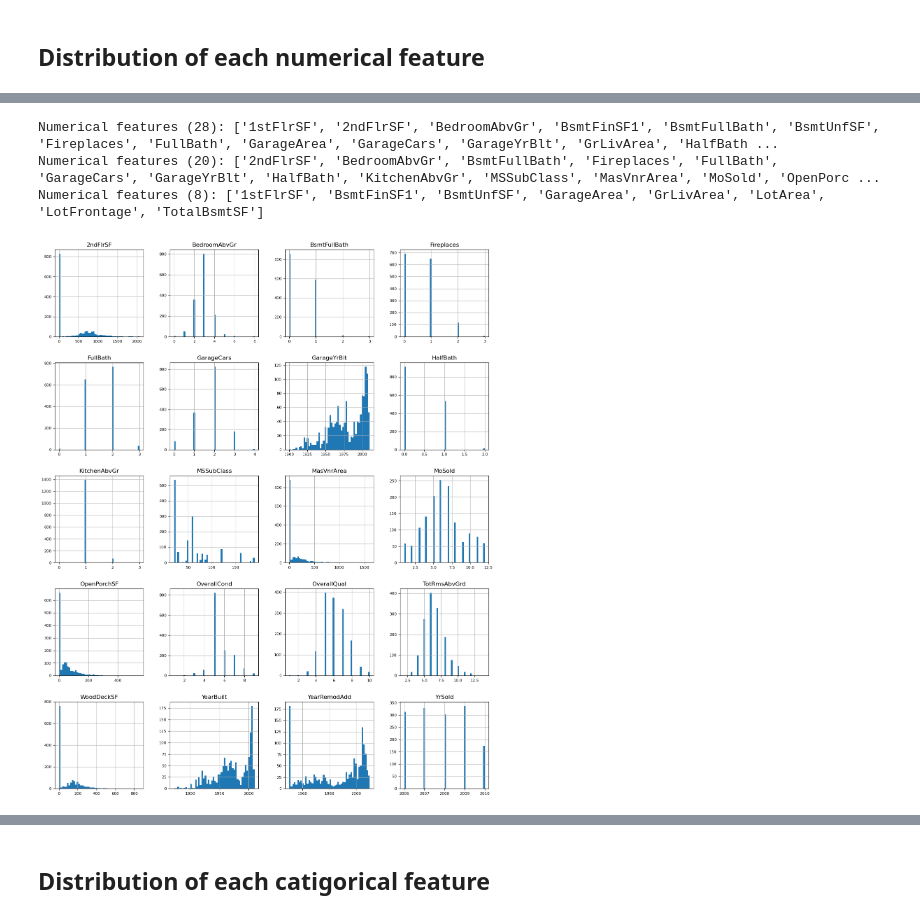
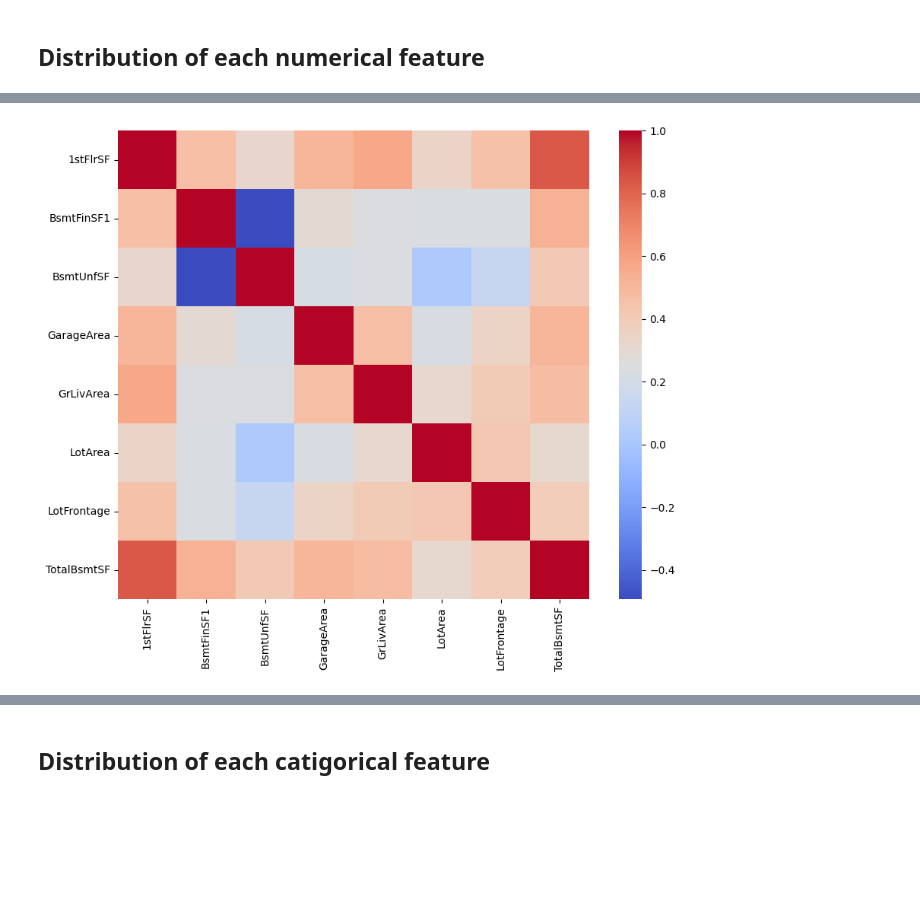
Before and after one commit to HelloSunPKU2023/Kaggle, a Jupyter notebook: HousePrice/HousePrice.ipynb, the cells around one changed output, grey strips where cells are left out. Saved outputs shown, nothing was run; the diff lists cells and outputs as text; code cells hidden in the pictures; blank space fills up the shorter version.

```diff
--- a/HousePrice/HousePrice.ipynb
+++ b/HousePrice/HousePrice.ipynb
@@ -203,24 +240,10 @@ Numerical features (20): ['2ndFlrSF', 'BedroomAbvGr', 'BsmtFullBath', 'Fireplace
 # %%
-print(f'Numerical features (\033[94m{len(feature_numerical)}\
-\033[0m): \033[94m{feature_numerical}\033[0m')
+# figsize
+plt.figure(figsize=(10,8))
 
-print(f'Numerical features (\033[94m{len(feature_numerical_uniform)}\
-\033[0m): \033[94m{feature_numerical_uniform}\033[0m')
-X[feature_numerical_uniform].hist(
-    figsize=(16, 20),
-    bins=50,
-    xlabelsize=8,
-    ylabelsize=8);
-
-print(f'Numerical features (\033[94m{len(feature_numerical_norm)}\
-\033[0m): \033[94m{feature_numerical_norm}\033[0m')
-X[feature_numerical_norm].hist(
-    figsize=(16, 20),
-    bins=50,
-    xlabelsize=8,
-    ylabelsize=8);
+sns.heatmap(X_num.corr(), cmap='coolwarm')
+pca = PCA()
+X_scaled = StandardScaler().fit_transform(X_num)
+X_pca = pca.fit_transform(X_scaled)
 # %% [output]
-Numerical features (28): ['1stFlrSF', '2ndFlrSF', 'BedroomAbvGr', 'BsmtFinSF1', 'BsmtFullBath', 'BsmtUnfSF', 'Fireplaces', 'FullBath', 'GarageArea', 'GarageCars', 'GarageYrBlt', 'GrLivArea', 'HalfBath ...
-Numerical features (20): ['2ndFlrSF', 'BedroomAbvGr', 'BsmtFullBath', 'Fireplaces', 'FullBath', 'GarageCars', 'GarageYrBlt', 'HalfBath', 'KitchenAbvGr', 'MSSubClass', 'MasVnrArea', 'MoSold', 'OpenPorc ...
-Numerical features (8): ['1stFlrSF', 'BsmtFinSF1', 'BsmtUnfSF', 'GarageArea', 'GrLivArea', 'LotArea', 'LotFrontage', 'TotalBsmtSF']
-[figure, old version]
+[figure, new version]
```
Also changed, not shown: parts of 22 cells of this notebook.
